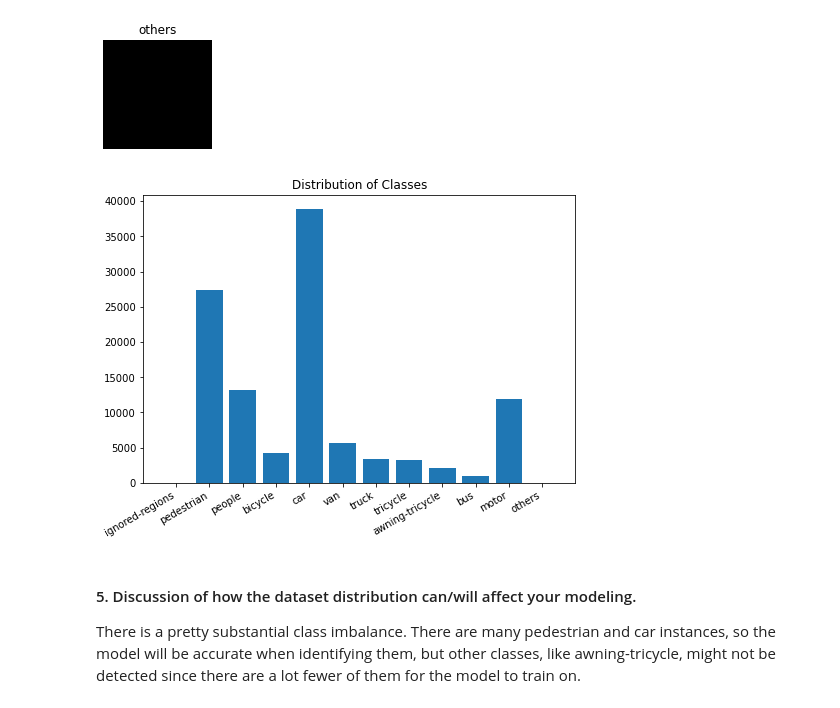
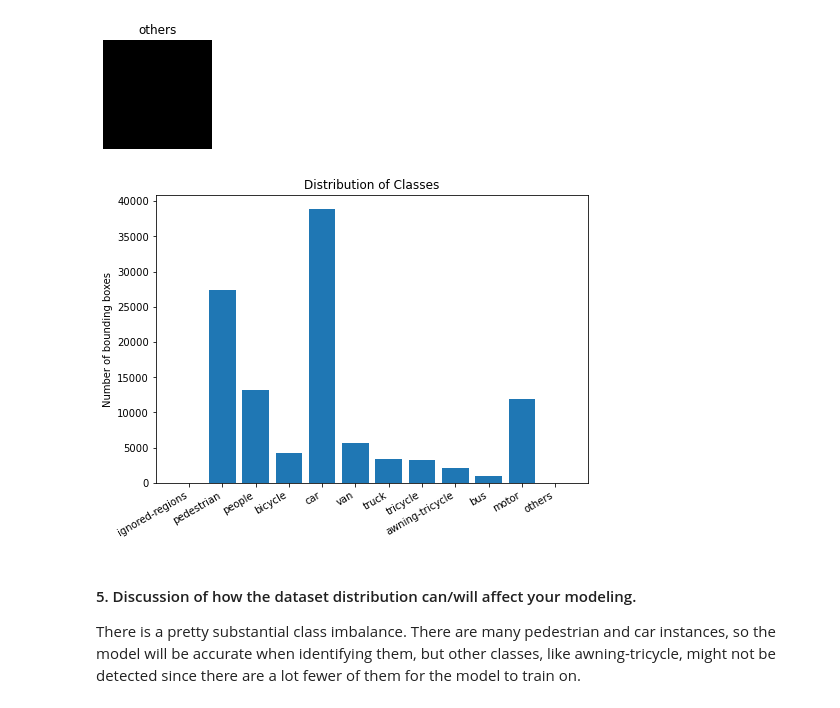
Before and after one commit to Division-Q/pytorch-retinanet, a Jupyter notebook: Part1/preprocess.ipynb, the cells around one changed output. Cells and saved outputs as stored; diff of their text form; code cells hidden in the pictures.

```diff
--- a/Part1/preprocess.ipynb
+++ b/Part1/preprocess.ipynb
@@ -182,19 +200,22 @@ for c in classes:
 [figure]
 [figure]
 # %%
+'''
+Show a bar graph of distributions bounding boxes by class
+'''
 label_dist = {}
 for c in classes:
     label_dist[c] = len(df_labels[df_labels['label'] == c])
 
-# show a bar graph of distributions of classes
 fig = plt.figure()
 ax = fig.add_axes([0,0,1,1])
 ax.bar(label_dist.keys(),label_dist.values())
+ax.set_ylabel('Number of bounding boxes')
 plt.title('Distribution of Classes')
 plt.xticks(rotation=30, ha='right')
 plt.show()
 # %% [output]
-[figure, old version]
+[figure, new version]
 # %% [markdown]
 #### 5. Discussion of how the dataset distribution can/will affect your modeling.
 
```
Also changed, not shown: parts of 29 cells of this notebook, 2 other files.
